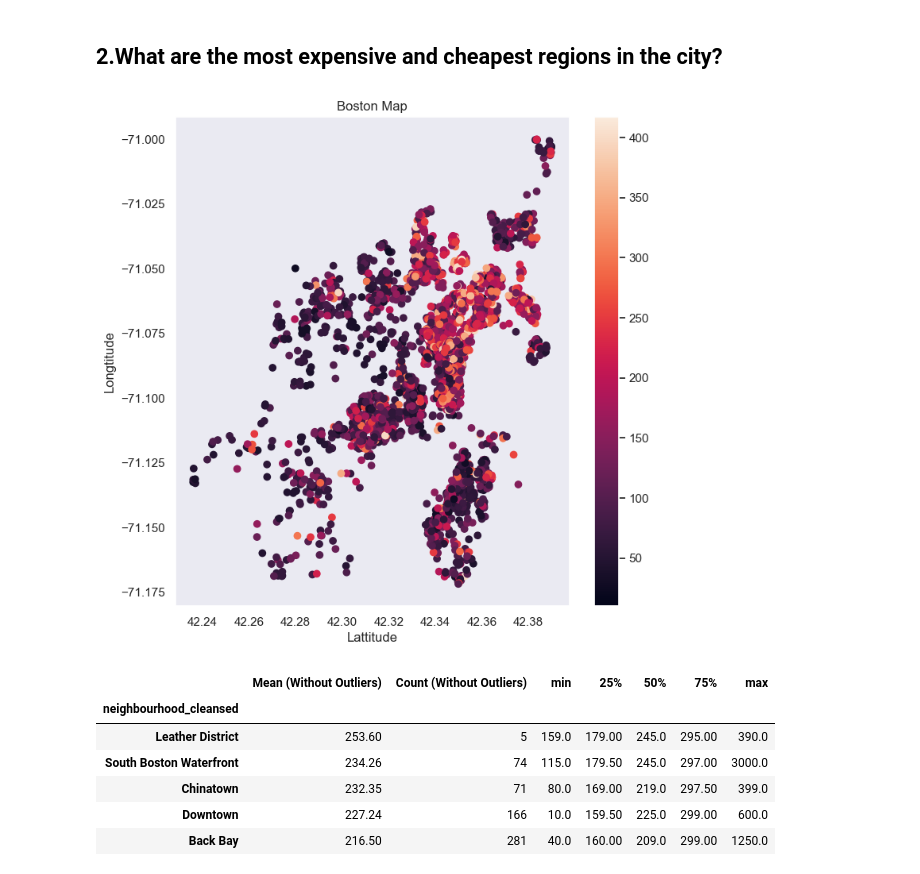
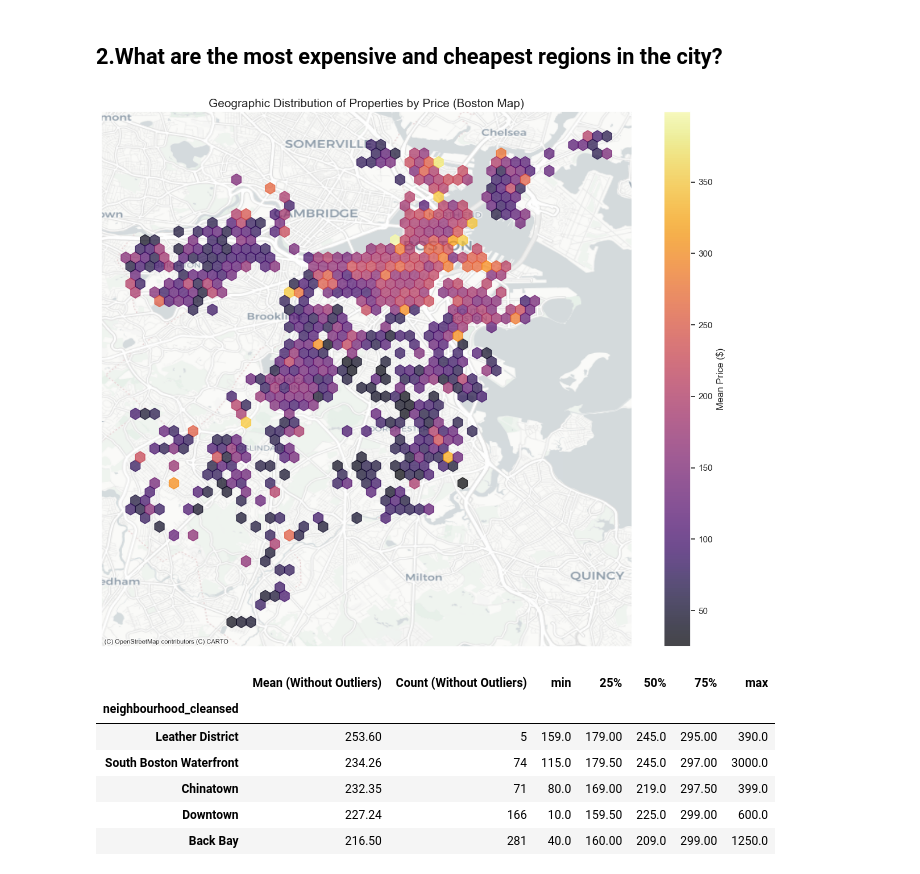
Before and after one commit to danielsbraga/CRISP-DM-Airbnb-Analysis, a Jupyter notebook: AirbnbAnalysis.ipynb, the cells around one changed output. Saved outputs shown, nothing was run; the diff lists cells and outputs as text; code cells hidden in the pictures.

```diff
--- a/AirbnbAnalysis.ipynb
+++ b/AirbnbAnalysis.ipynb
@@ -802,20 +849,50 @@ plt.show()
 # %% [markdown]
 ## 2.What are the most expensive and cheapest regions in the city?
 # %%
-# Let's see the geographic distribution of homestays and colored by price
-plt.figure(figsize= (8,8))
-plt.scatter(df_no_outliers['latitude'] , df_no_outliers['longitude'] , c=df_no_outliers['price'] )
-plt.colorbar()
-plt.xlabel("Lattitude")
-plt.ylabel("Longtitude")
-plt.title("Boston Map")
+# Reproject to Web Mercator — contextily needs it to align the basemap correctly
+gdf = gdf.to_crs(epsg=3857)
 
-# if you want to save the figure
-plt.savefig('plots/scatter_plot_by_princig.png', transparent=False, bbox_inches='tight')
+# Extract X and Y coordinates for plotting
+gdf['x'] = gdf.geometry.x
+gdf['y'] = gdf.geometry.y
 
+# Set up the canvas
+fig, ax = plt.subplots(figsize=(12, 10))
+
+# Create a hexbin map colored by the average Airbnb price in each hexagon
+# Using 'inferno' for a stronger, more expressive red-based color palette
+hb = ax.hexbin(
+    gdf['x'], gdf['y'],
+    C=gdf['price'],
+    gridsize=50,
+    reduce_C_function=np.mean,
+    cmap='inferno',
+    mincnt=1,
+    alpha=0.7
+)
+
+# Overlay a nice clean basemap underneath the data
+ctx.add_basemap(ax, source=ctx.providers.CartoDB.Positron)
+
+# Add a colorbar so we know what the colors mean
+cb = fig.colorbar(hb, ax=ax, label='Mean Price ($)')
+
+cb.ax.set_ylabel('Mean Price ($)')
+
+# Hide axis for a cleaner, map-focused look
+ax.set_axis_off()
+
+# Give the map a title that tells the story
+plt.title('Geographic Distribution of Properties by Price (Boston Map)', fontsize=15)
+
+# Save the result — useful if you're making a report or presentation
+plt.tight_layout()
+plt.savefig('my-app/public/plots/hexbin_price_map_strong_reds.png', transparent=False, bbox_inches='tight')
+
+# Show the final product
 plt.show()
 # %% [output]
-[figure, old version]
+[figure, new version]
 # %%
 #creating DataFrame for neighbourhood
 neighbourhood_count_price = pd.DataFrame(df_no_outliers.groupby('neighbourhood_cleansed')['price'].count())
```
Also changed, not shown: parts of 16 cells of this notebook, 49 other files.
